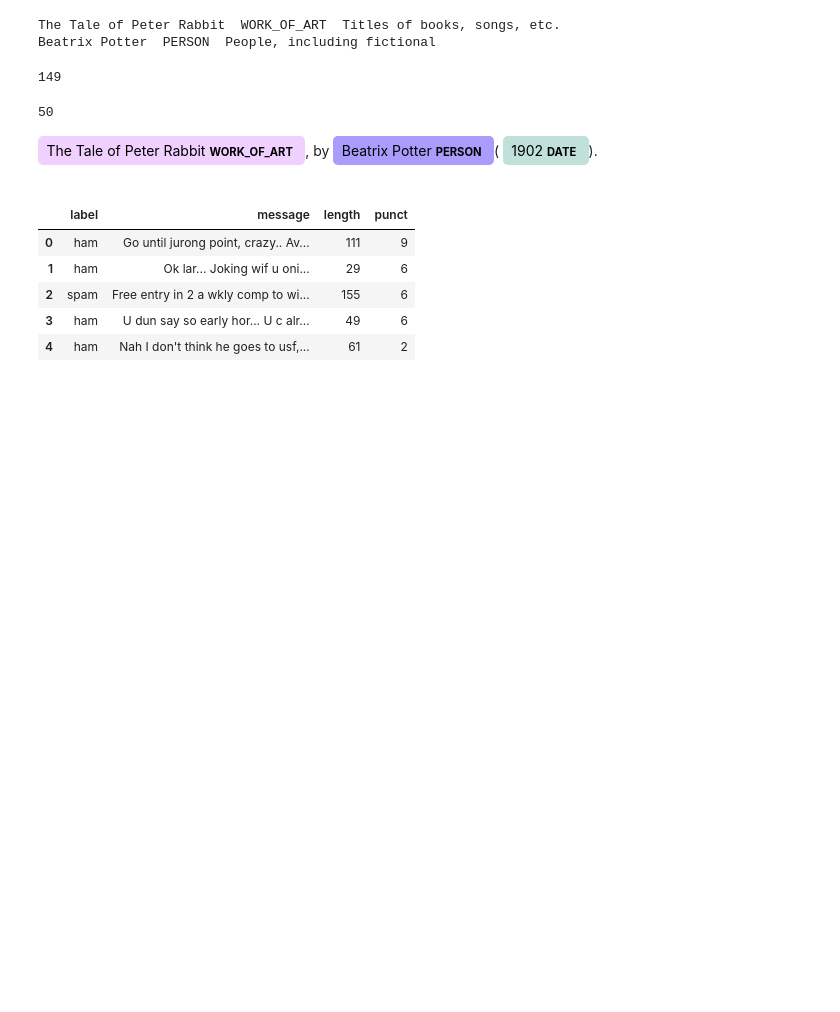
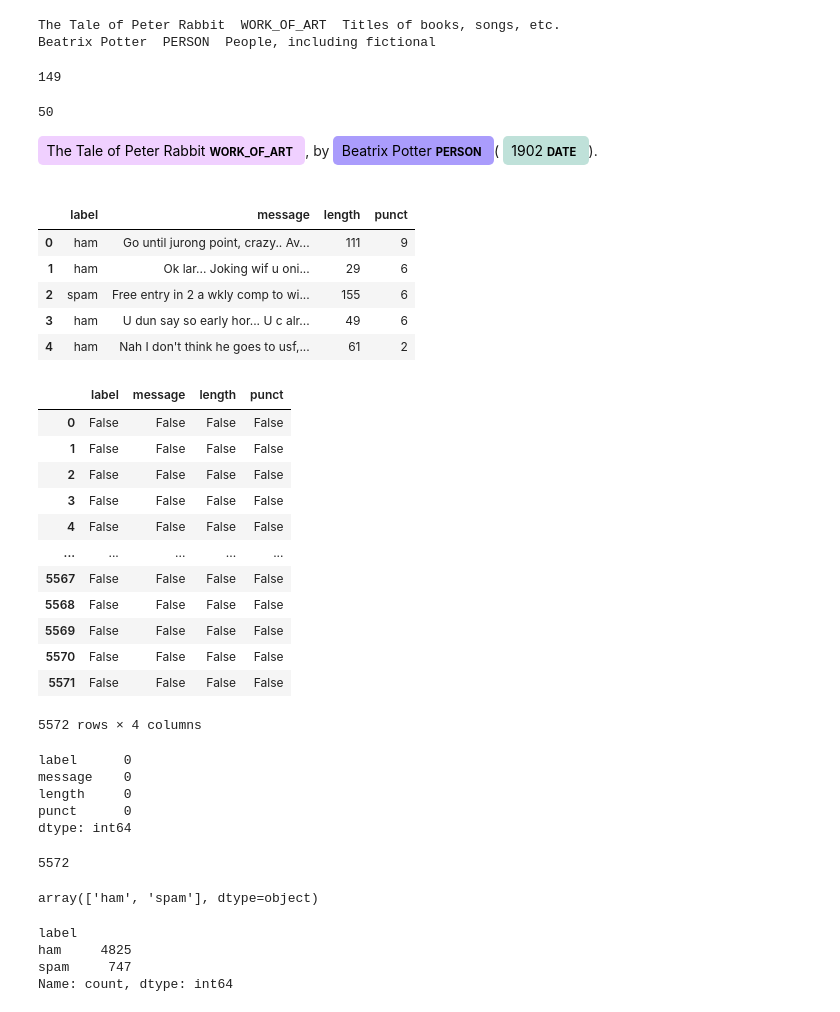
Before and after one commit to usaferreiratiago/nlp, a Jupyter notebook: notebooks/nlp.ipynb, the cells around one changed output. Saved outputs shown, nothing was run; the diff lists cells and outputs as text; code cells hidden in the pictures; blank space fills up the shorter version.

```diff
--- a/notebooks/nlp.ipynb
+++ b/notebooks/nlp.ipynb
@@ -1260,3 +1260,42 @@ df.head()
 | 2 | spam | Free entry in 2 a wkly comp to wi... | 155 | 6 |
 | 3 | ham | U dun say so early hor... U c alr... | 49 | 6 |
 | 4 | ham | Nah I don't think he goes to usf,... | 61 | 2 |
+# %%
+df.isnull()
+# %% [output]
+|  | label | message | length | punct |
+| 0 | False | False | False | False |
+| 1 | False | False | False | False |
+| 2 | False | False | False | False |
+| 3 | False | False | False | False |
+| 4 | False | False | False | False |
+| ... | ... | ... | ... | ... |
+| 5567 | False | False | False | False |
+| 5568 | False | False | False | False |
+| 5569 | False | False | False | False |
+| 5570 | False | False | False | False |
+| 5571 | False | False | False | False |
+5572 rows × 4 columns
+# %%
+df.isnull().sum()
+# %% [output]
+label      0
+message    0
+length     0
+punct      0
+dtype: int64
+# %%
+len(df)
+# %% [output]
+5572
+# %%
+df['label'].unique()
+# %% [output]
+array(['ham', 'spam'], dtype=object)
+# %%
+df['label'].value_counts()
+# %% [output]
+label
+ham     4825
+spam     747
+Name: count, dtype: int64
```
Also changed, not shown: parts of 1 cell of this notebook, 2 other files.
